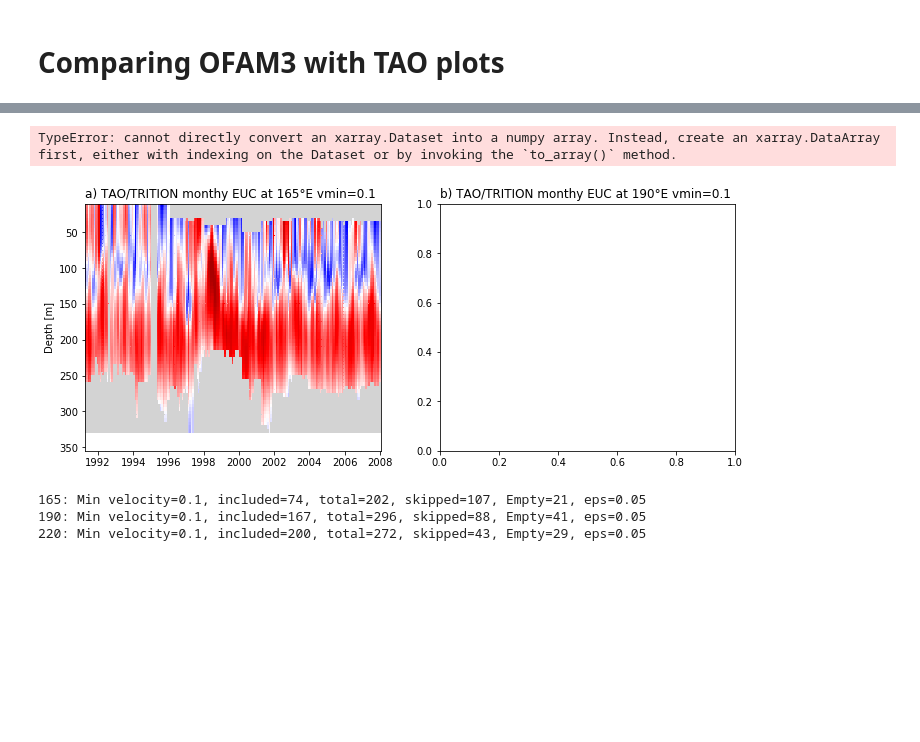
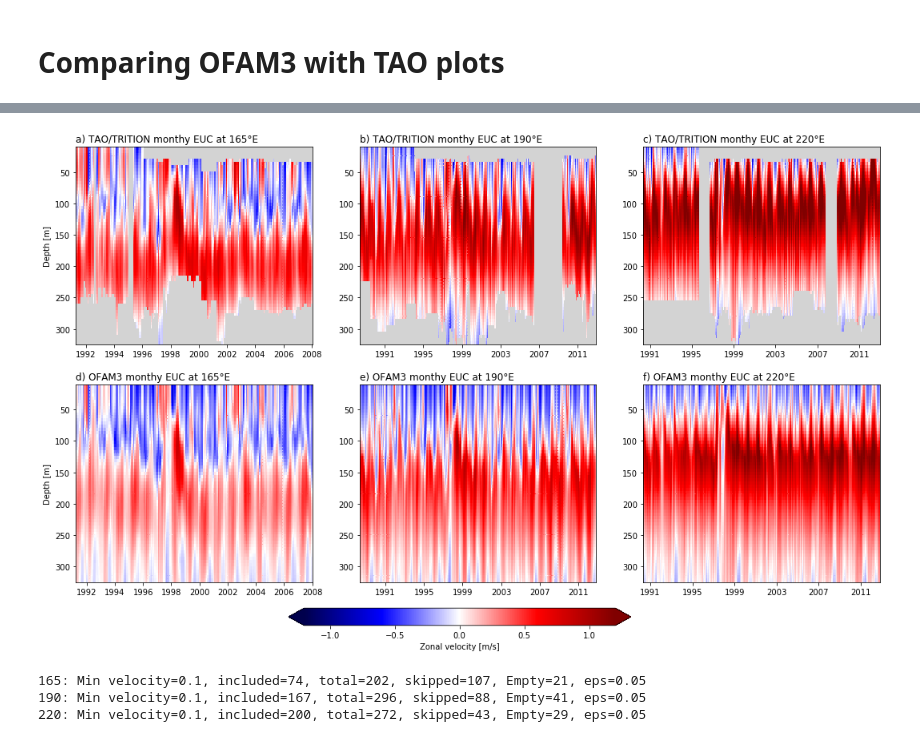
Before and after one commit to stellema/euc_particles, a Jupyter notebook: scripts/TAO_transport.ipynb, the cells around one changed output, grey strips where cells are left out. Cells and saved outputs as stored; diff of their text form; code cells hidden in the pictures; blank space fills up the shorter version.

```diff
--- a/scripts/TAO_transport.ipynb
+++ b/scripts/TAO_transport.ipynb
@@ -594,12 +594,12 @@ Attributes:
     type:            UNEVEN
     point_spacing:   uneven
 # %%
-def plot_tao(fig, z, t, u, i, name, max_depth=355, rows=1):
+def plot_tao(fig, z, t, u, i, name, max_depth=325, rows=1):
     cmap = plt.cm.seismic
     cmap.set_bad('lightgrey')
     ax = fig.add_subplot(rows, 3, i)
     ax.set_title(name, loc='left')
-    im = ax.pcolormesh(t, z, u, cmap=cmap, vmax=120, vmin=-120)
+    im = ax.pcolormesh(t, z, u, cmap=cmap, vmax=1.20, vmin=-1.20)
     ax.set_ylim(max_depth, 10)
 
     if rows == 1:
@@ -607,7 +607,7 @@ def plot_tao(fig, z, t, u, i, name, max_depth=355, rows=1):
     elif rows == 2 and i == 6:
         cbar_ax = fig.add_axes([0.33, 0.05, 0.33, 0.03])
         cbar = plt.colorbar(im, cax=cbar_ax, shrink=1, orientation='horizontal', extend='both')
-        cbar.set_label('Zonal velocity [cm/s]')
+        cbar.set_label('Zonal velocity [m/s]')
     if i == 1 or i == 4:
         ax.set_ylabel('Depth [m]')
     #Add separate colourbar axes (left, bottom, width, height)
@@ -615,38 +615,37 @@ def plot_tao(fig, z, t, u, i, name, max_depth=355, rows=1):
 # %%
 min_v = 0.1 # m/s
 eps = np.round(min_v/2, 3)
 fig = plt.figure(figsize=(18, 10))
 
 for i, lon in enumerate(lons):
     du = [du_165, du_190, du_220][i]
     du = du.isel(time=slice(time_bnds_tao[i][0], time_bnds_tao[i][1]))
-    name = '{}TAO/TRITION {} EUC at {}°E vmin={}'.format(lx['l'][i], freq, lon, min_v)
+    name = '{}TAO/TRITION {} EUC at {}°E'.format(lx['l'][i], freq, lon)
     z = du.depth
     t = du.time
-    u = du.transpose('depth', 'time')*100
+    u = du.transpose('depth', 'time')
     ax = plot_tao(fig, z, t, u, i+1, name, rows=2)
 #     umx, depths = lower_depths(du, i, min_v=min_v, eps=eps)
 #     ax.plot(t, depths, 'k')
 #     ax.axhline(50, color='k')
 
 for i, lon in enumerate(lons):
     dq = dt.sel(xu_ocean=lon)
     dq = dq.isel(Time=slice(time_bnds_ofam[i][0], time_bnds_ofam[i][1]))
-    name = '{}OFAM3 {} EUC at {}°E vmin={}'.format(lx['l'][i+3], freq, lon, min_v)
+    name = '{}OFAM3 {} EUC at {}°E '.format(lx['l'][i+3], freq, lon)
     z = dq.st_ocean
     t = dq.Time
-    u = dq.u.transpose('st_ocean', 'Time')*100
+    u = dq.u.transpose('st_ocean', 'Time')
     ax = plot_tao(fig, z, t, u, i+4, name, rows=2)
 #     umx, mx_depth, mn_depth = EUC_depths(dq.u, i, min_v=min_v, eps=eps)
 #     ax.plot(t, mn_depth, 'k')
 #     ax.axhline(50, color='k')
 
 save_name = 'tao_ofam_depths_{}_bounds_{}.png'.format(freqx, min_v)
 plt.savefig(fpath.joinpath('tao', save_name))
 plt.show()
 # %% [output]
-TypeError: cannot directly convert an xarray.Dataset into a numpy array. Instead, create an xarray.DataArray first, either with indexing on the Dataset or by invoking the `to_array()` method.
-[figure, old version]
+[figure, new version]
 # %%
 min_v = 0.1 # m/s
 eps = np.round(min_v/2, 3)
```
Also changed, not shown: 1 other file.
